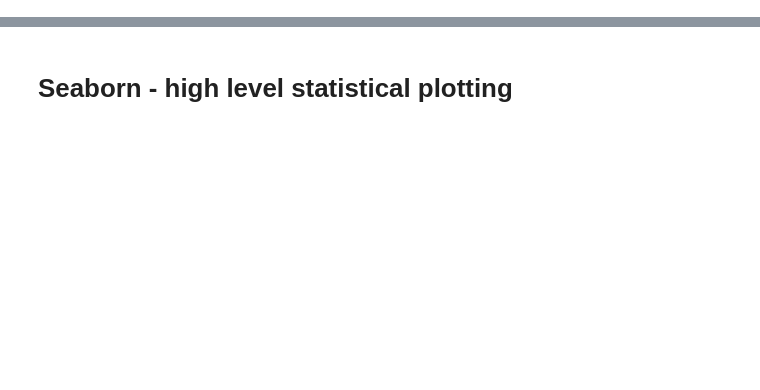
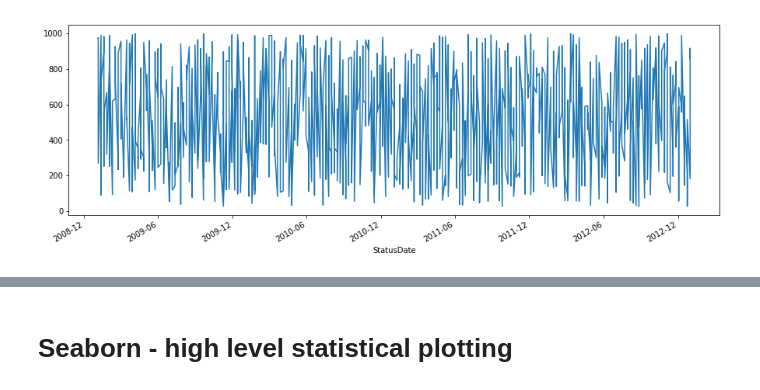
Before and after one commit to jbrezmorf/PAV_course, a Jupyter notebook: Lecture_06_SymPy_Pandas.py.ipynb, the cells around one changed output, grey strips where cells are left out. Saved outputs shown, nothing was run; the diff lists cells and outputs as text; code cells hidden in the pictures; blank space fills up the shorter version.

```diff
--- a/Lecture_06_SymPy_Pandas.py.ipynb
+++ b/Lecture_06_SymPy_Pandas.py.ipynb
@@ -2,0 +219,14 @@
+# %%
+# POZOR: Nutno instalovat moduly:'xlwt', 'xlrd'
+
+file_name = 'customer_reports.xls'
+r_df.to_excel(file_name, index=False)
+print('Data exported.')
+
+# Parse a specific sheet 0
+df = pd.read_excel(file_name, sheet=0, index_col='StatusDate')
+
+print("Colum types:")
+print(df.dtypes)
+
+df.head()
@@ -2,0 +260,4 @@
+# %%
+# Clean State Column, convert to upper case
+df['State'] = df.State.apply(lambda x: x.upper())
+df['State'].unique()
@@ -2,0 +298,5 @@
+# %%
+df['CustomerCount'].plot(figsize=(15,5));
+plt.show()
+# %% [output]
+[figure, added]
```
Also changed, not shown: parts of 64 cells of this notebook, 1 other file.
